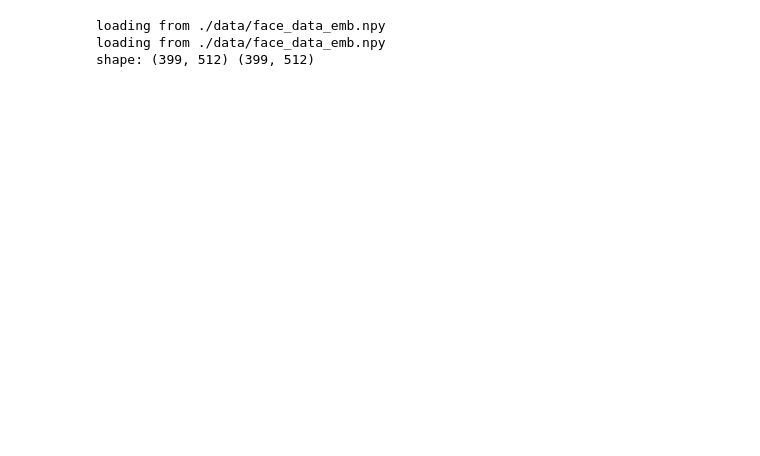
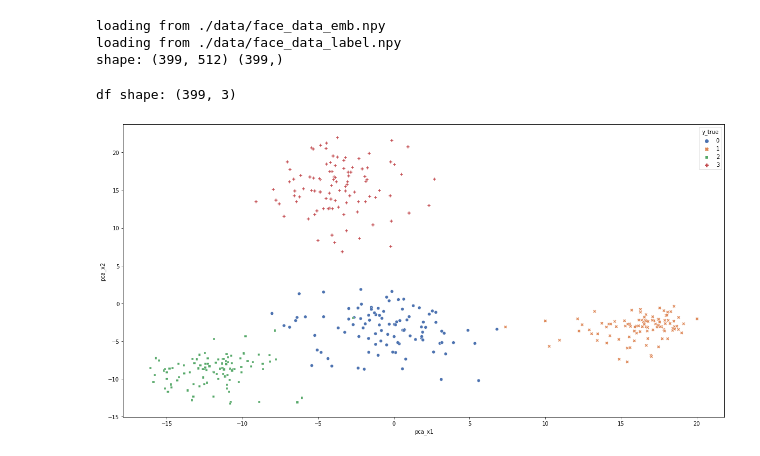
Before and after one commit to ksuchoi216/FaceID_model_rebuild, a Jupyter notebook: eda.ipynb, the cells around one changed output. Saved outputs shown, nothing was run; the diff lists cells and outputs as text; code cells hidden in the pictures; blank space fills up the shorter version.

Commit message:
updated data preprocessing

```diff
--- a/eda.ipynb
+++ b/eda.ipynb
@@ -46,10 +46,18 @@ isLocalServer is True
 # %%
 from data_preprocessing import loadNumpy
 emb_numpy = loadNumpy('./data', 'face_data_emb.npy')
-label_numpy = loadNumpy('./data', 'face_data_emb.npy')
+label_numpy = loadNumpy('./data', 'face_data_label.npy')
 
 print(f'shape: {emb_numpy.shape} {label_numpy.shape}')
 # %% [output]
 loading from ./data/face_data_emb.npy
-loading from ./data/face_data_emb.npy
-shape: (399, 512) (399, 512)
+loading from ./data/face_data_label.npy
+shape: (399, 512) (399,)
+# %%
+from utils import show_pca
+user_names = cfg['user_names']
+
+show_pca(emb_numpy, label_numpy)
+# %% [output]
+df shape: (399, 3)
+[figure, added]
```
Also changed, not shown: parts of 1 cell of this notebook, 21 other files.
